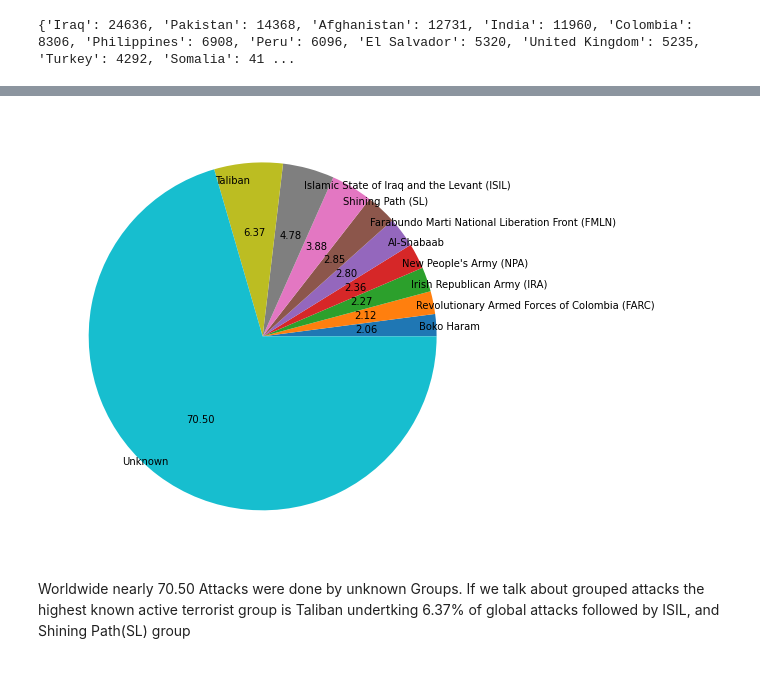
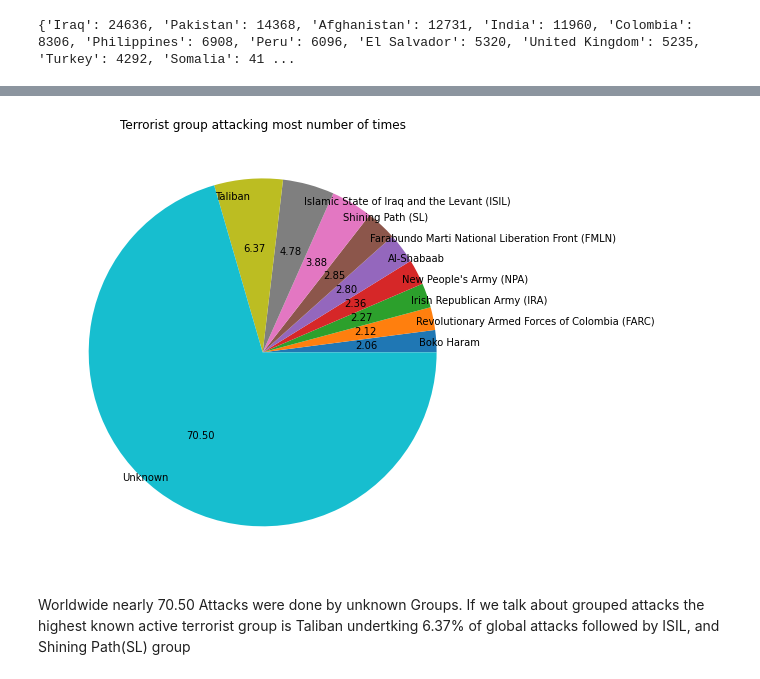
Before and after one commit to ashutosh-sharma-xi/Global-Terrorism-Analysis, a Jupyter notebook: Global_Terrorism_Analysis_Capstone_Project.ipynb, the cells around one changed output, grey strips where cells are left out. Drawn from its saved outputs; the diff is of its cells as text; code cells hidden in the pictures.

```diff
--- a/Global_Terrorism_Analysis_Capstone_Project.ipynb
+++ b/Global_Terrorism_Analysis_Capstone_Project.ipynb
@@ -331,12 +368,13 @@ df.head(2)
 # %%
+# Group by gang and see frequency
 new = df.groupby(['gang'])['gang'].count().reset_index(name='count').sort_values(['count']).tail(10)
-
 plt.figure(figsize = (8,8))
+plt.title('Terrorist group attacking most number of times')
 plt.pie(new['count'],labels= new['gang'] , autopct = '%.2f', labeldistance=0.9)
 #plt.legend()
 plt.show()
 # %% [output]
-[figure, old version]
+[figure, new version]
 # %% [markdown]
 Worldwide nearly 70.50 Attacks were done by unknown Groups.
 If we talk about grouped attacks the highest known active terrorist group is Taliban undertking 6.37% of global attacks followed by ISIL, and Shining Path(SL) group
```
Also changed, not shown: parts of 55 cells of this notebook.
